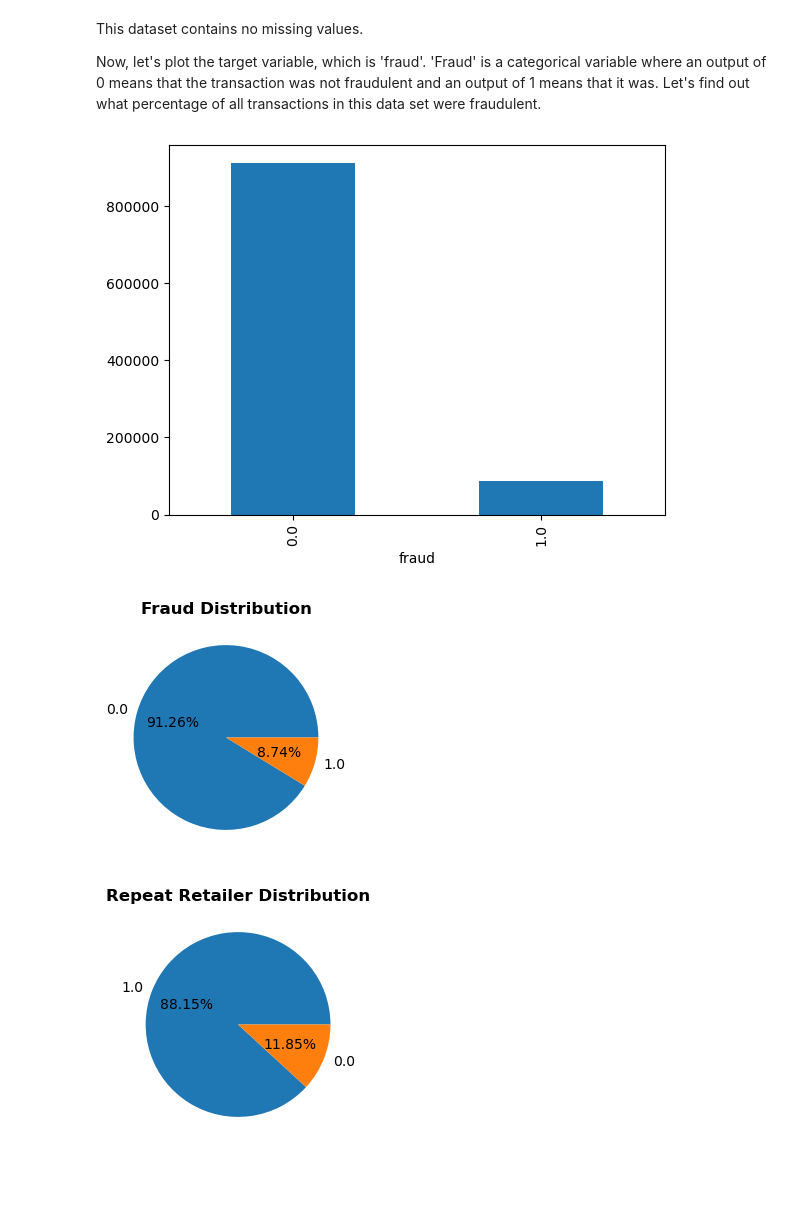
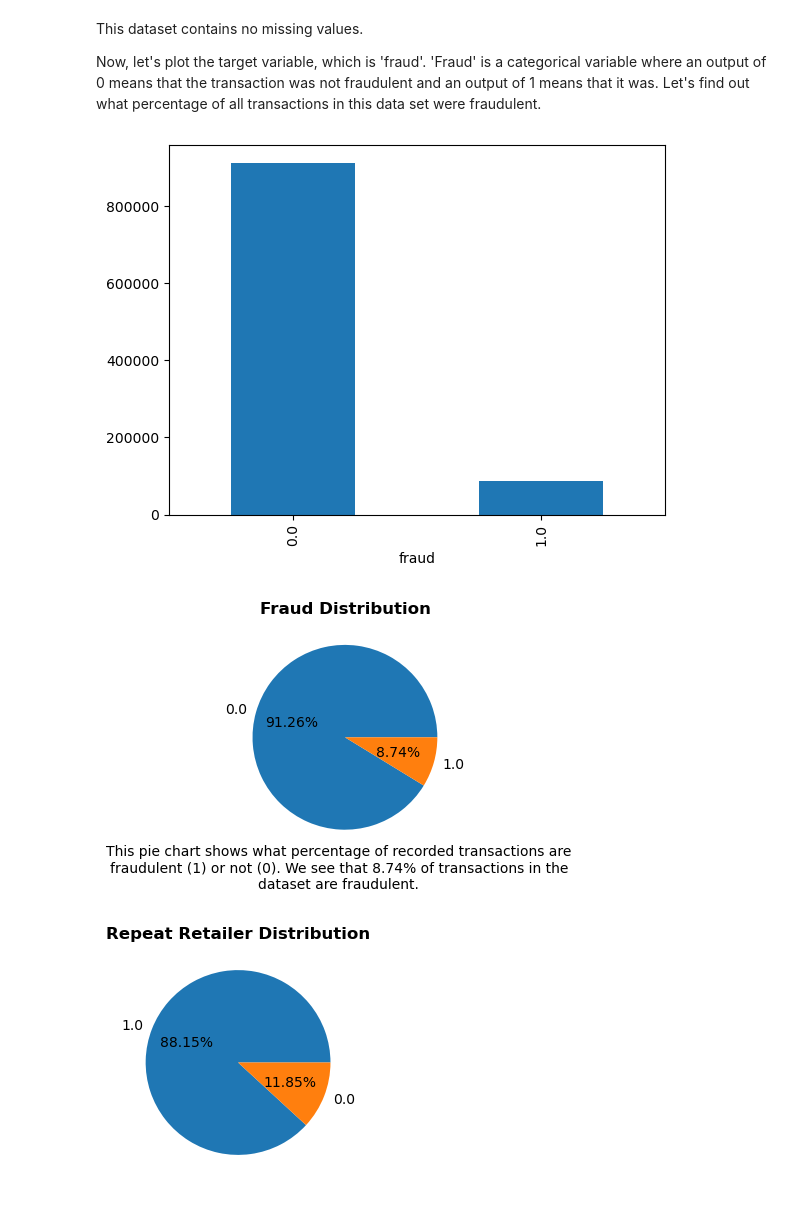
Before and after one commit to zoeykatzive/data1030project, a Jupyter notebook: credit card fraud midterm.ipynb, the cells around one changed output. Saved outputs shown, nothing was run; the diff lists cells and outputs as text; code cells hidden in the pictures; blank space fills up the shorter version.

```diff
--- a/credit card fraud midterm.ipynb
+++ b/credit card fraud midterm.ipynb
@@ -50,25 +64,27 @@ set were fraudulent.
 # %%
 #TARGET VARIABLE
 #bar plot
 data['fraud'].value_counts().plot(kind='bar')
 
 #pie plot
 
 import matplotlib
 from matplotlib import pylab as plt
 
 
 #pie chart
 plt.figure(figsize = (5, 3))
 plt.pie(x = data['fraud'].value_counts().values,
         labels = data['fraud'].value_counts().index,
         autopct = '%1.2f%%')
 plt.title('Fraud Distribution', size = 12, weight = 'bold')
+caption = "This pie chart shows what percentage of recorded transactions are fraudulent (1) or not (0). We see that 8.74% of transactions in the dataset are fraudulent."
+plt.figtext(0.5, 0, caption, wrap=True, horizontalalignment='center', fontsize=10)
 plt.show()
 #only 8.74% of all transactions are fraudulent
 # %% [output]
 [figure]
-[figure, old version]
+[figure, new version]
 # %%
 #Non-target categorical variables
 
```
Also changed, not shown: parts of 7 cells of this notebook.
